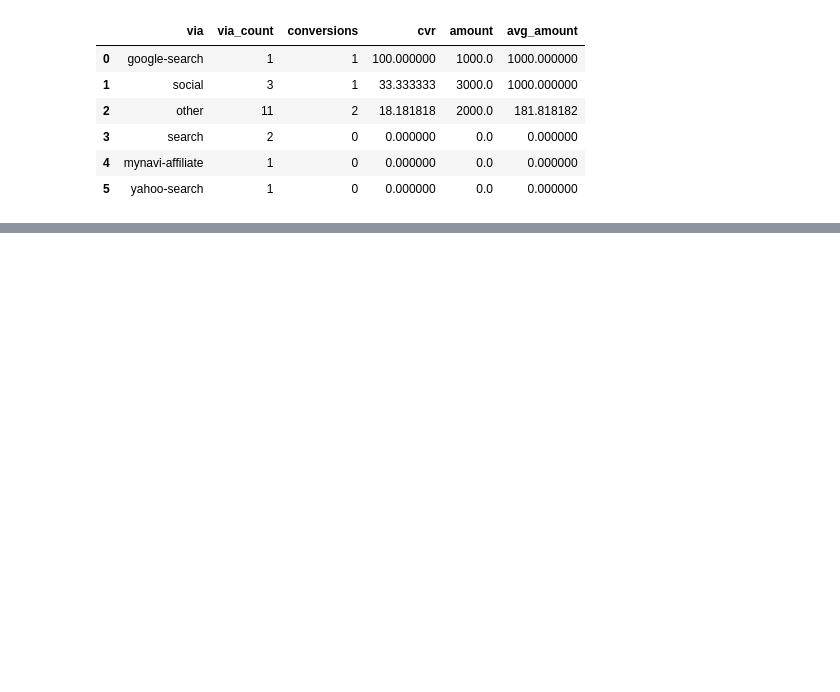
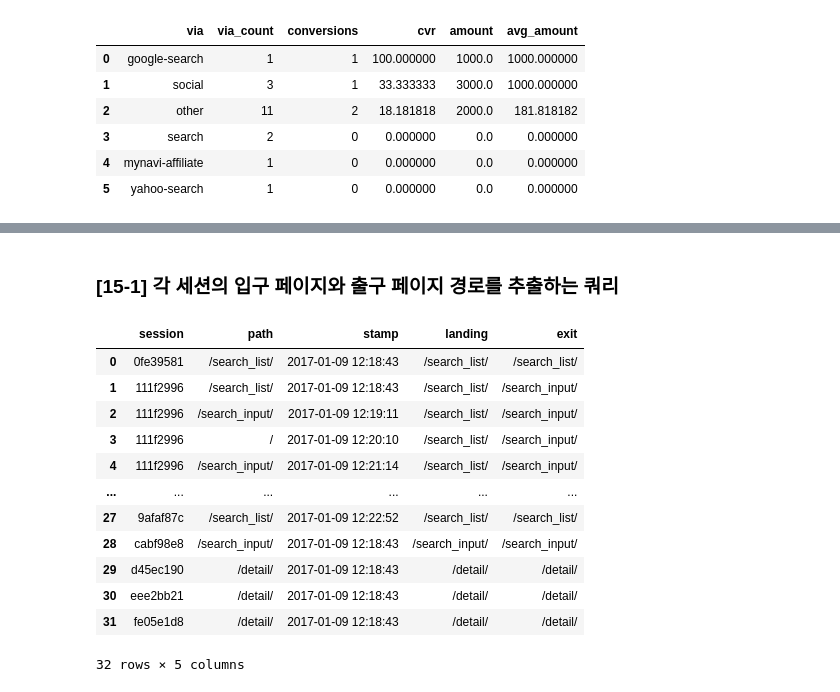
Before and after one commit to mittwoch09/Today-I-Learned, a Jupyter notebook: DataAnalysis/data_extraction_to_understand_behavior_on_website.ipynb, the cells around one changed output, grey strips where cells are left out. Cells and saved outputs as stored; diff of their text form; code cells hidden in the pictures; blank space fills up the shorter version.

```diff
--- a/DataAnalysis/data_extraction_to_understand_behavior_on_website.ipynb
+++ b/DataAnalysis/data_extraction_to_understand_behavior_on_website.ipynb
@@ -343,0 +448,49 @@ select(query_146)
+# %% [markdown]
+### [15-1] 각 세션의 입구 페이지와 출구 페이지 경로를 추출하는 쿼리
+# %%
+query_151 = """
+        WITH
+        activity_log_with_landing_exit AS (
+           SELECT
+              session
+            , path
+            , stamp
+            , FIRST_VALUE(path)
+               OVER(
+                PARTITION BY session
+                -- 각 세션 내부의 모든 행을 대상으로 지정
+                ORDER BY stamp ASC
+                 ROWS BETWEEN UNBOUNDED PRECEDING
+                          AND UNBOUNDED FOLLOWING
+              ) AS landing
+            , LAST_VALUE(path)
+               OVER(
+                PARTITION BY session
+                ORDER BY stamp ASC
+                 ROWS BETWEEN UNBOUNDED PRECEDING
+                          AND UNBOUNDED FOLLOWING
+              ) AS exit
+           FROM
+              activity_log
+        )
+        SELECT *
+        FROM
+           activity_log_with_landing_exit
+        ;
+        """
+
+select(query_151)
+# %% [output]
+|  | session | path | stamp | landing | exit |
+| 0 | 0fe39581 | /search_list/ | 2017-01-09 12:18:43 | /search_list/ | /search_list/ |
+| 1 | 111f2996 | /search_list/ | 2017-01-09 12:18:43 | /search_list/ | /search_input/ |
+| 2 | 111f2996 | /search_input/ | 2017-01-09 12:19:11 | /search_list/ | /search_input/ |
+| 3 | 111f2996 | / | 2017-01-09 12:20:10 | /search_list/ | /search_input/ |
+| 4 | 111f2996 | /search_input/ | 2017-01-09 12:21:14 | /search_list/ | /search_input/ |
+| ... | ... | ... | ... | ... | ... |
+| 27 | 9afaf87c | /search_list/ | 2017-01-09 12:22:52 | /search_list/ | /search_list/ |
+| 28 | cabf98e8 | /search_input/ | 2017-01-09 12:18:43 | /search_input/ | /search_input/ |
+| 29 | d45ec190 | /detail/ | 2017-01-09 12:18:43 | /detail/ | /detail/ |
+| 30 | eee2bb21 | /detail/ | 2017-01-09 12:18:43 | /detail/ | /detail/ |
+| 31 | fe05e1d8 | /detail/ | 2017-01-09 12:18:43 | /detail/ | /detail/ |
+32 rows × 5 columns
```
Also changed, not shown: parts of 9 cells of this notebook.
